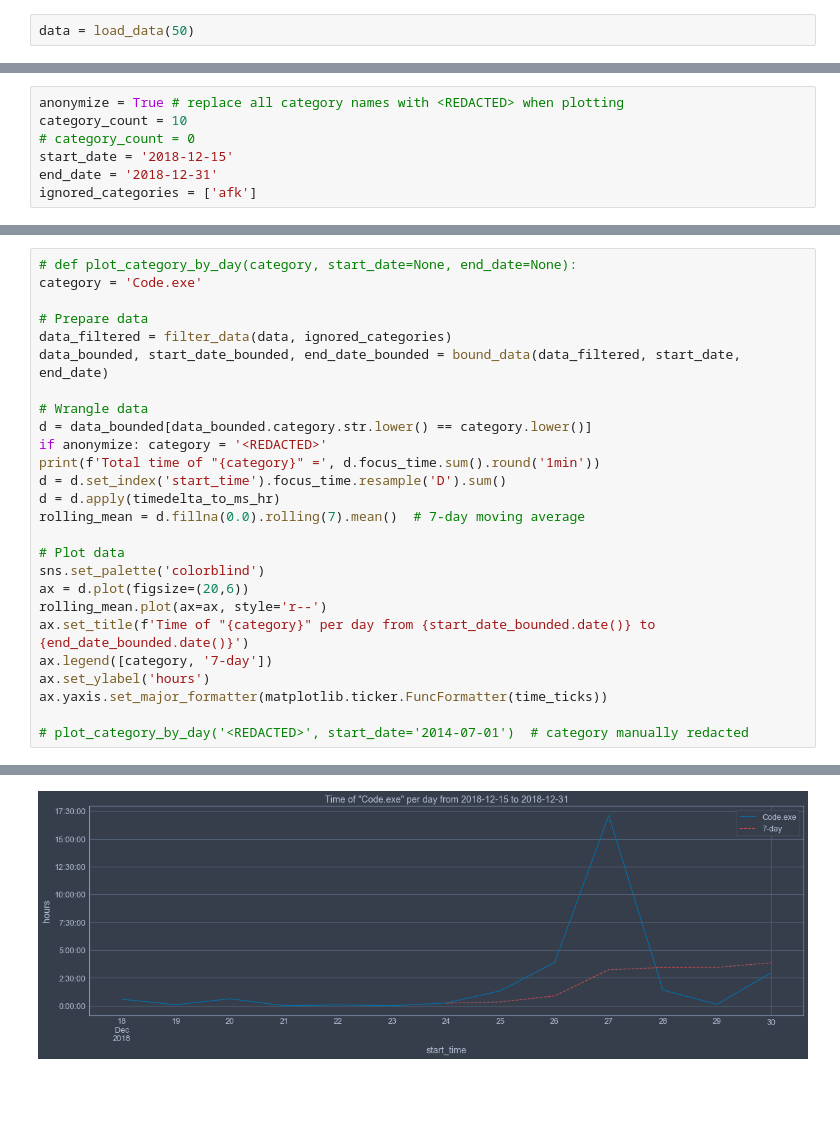
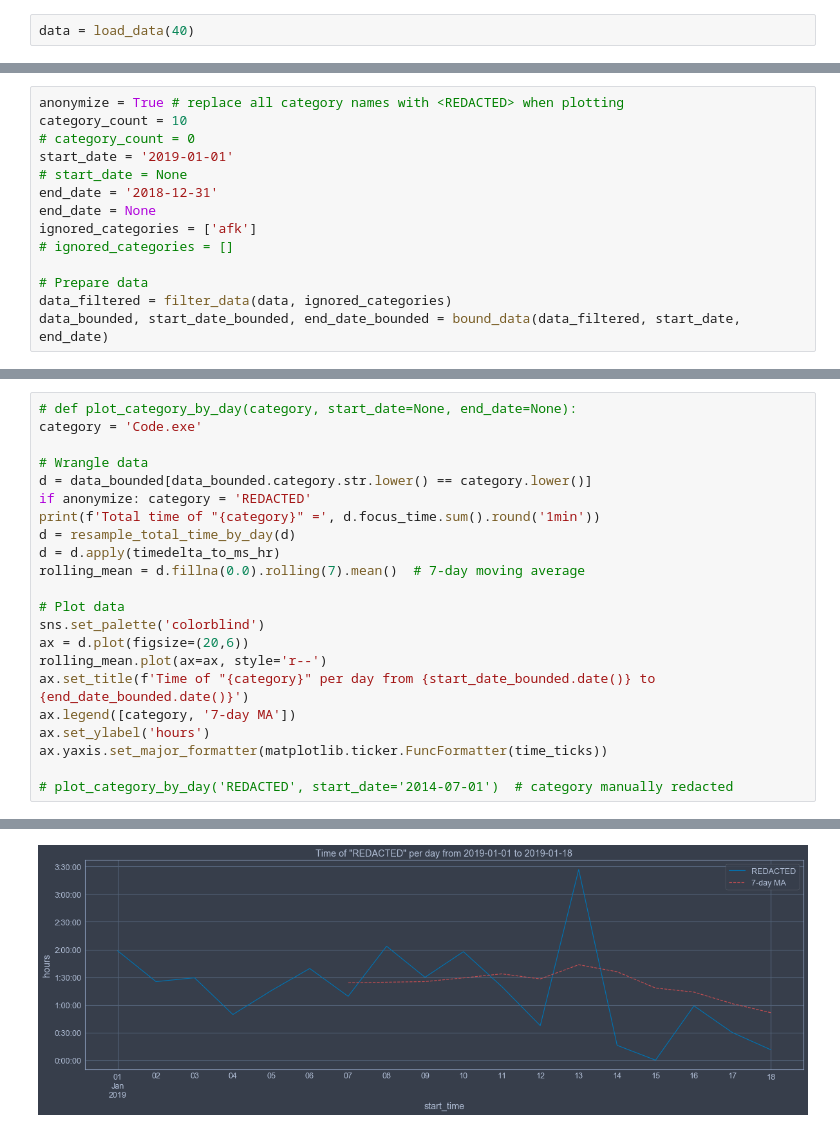
Before and after one commit to RomanKornev/Focus, a Jupyter notebook: Focus.ipynb, the cells around one changed output, grey strips where cells are left out. Saved outputs shown, nothing was run; the diff lists cells and outputs as text; blank space fills up the shorter version.

```diff
--- a/Focus.ipynb
+++ b/Focus.ipynb
@@ -28,15 +29,22 @@ LOGS = './logs/'
 Window = namedtuple('Window', 'pid name start_time last_update focus_time exe cmd')
 Event = namedtuple('Event', 'time category text index')
 # %%
-data = load_data(50)
+data = load_data(40)
 # %% [output]
 [interactive output not drawn]
 # %%
 anonymize = True # replace all category names with <REDACTED> when plotting
 category_count = 10
 # category_count = 0
-start_date = '2018-12-15'
+start_date = '2019-01-01'
+# start_date = None
 end_date = '2018-12-31'
+end_date = None
 ignored_categories = ['afk']
+# ignored_categories = []
+
+# Prepare data
+data_filtered = filter_data(data, ignored_categories)
+data_bounded, start_date_bounded, end_date_bounded = bound_data(data_filtered, start_date, end_date)
 # %%
 # def plot_top_categories(category_count=None, start_date=None):
@@ -95,15 +100,11 @@ ax.xaxis.set_major_formatter(matplotlib.ticker.FuncFormatter(time_ticks))
 # def plot_category_by_day(category, start_date=None, end_date=None):
 category = 'Code.exe'
 
-# Prepare data
-data_filtered = filter_data(data, ignored_categories)
-data_bounded, start_date_bounded, end_date_bounded = bound_data(data_filtered, start_date, end_date)
-
 # Wrangle data
 d = data_bounded[data_bounded.category.str.lower() == category.lower()]
-if anonymize: category = '<REDACTED>'
+if anonymize: category = 'REDACTED'
 print(f'Total time of "{category}" =', d.focus_time.sum().round('1min'))
-d = d.set_index('start_time').focus_time.resample('D').sum()
+d = resample_total_time_by_day(d)
 d = d.apply(timedelta_to_ms_hr)
 rolling_mean = d.fillna(0.0).rolling(7).mean()  # 7-day moving average
 
@@ -112,9 +113,9 @@ sns.set_palette('colorblind')
 ax = d.plot(figsize=(20,6))
 rolling_mean.plot(ax=ax, style='r--')
 ax.set_title(f'Time of "{category}" per day from {start_date_bounded.date()} to {end_date_bounded.date()}')
-ax.legend([category, '7-day'])
+ax.legend([category, '7-day MA'])
 ax.set_ylabel('hours')
 ax.yaxis.set_major_formatter(matplotlib.ticker.FuncFormatter(time_ticks))
 
-# plot_category_by_day('<REDACTED>', start_date='2014-07-01')  # category manually redacted
+# plot_category_by_day('REDACTED', start_date='2014-07-01')  # category manually redacted
 # %% [output]
@@ -122,2 +123,2 @@ Total time of "Code.exe" = 1 days 04:25:00
-[figure, old version]
+[figure, new version]
 # %%
```
Also changed, not shown: parts of 7 cells of this notebook, 1 other file.
